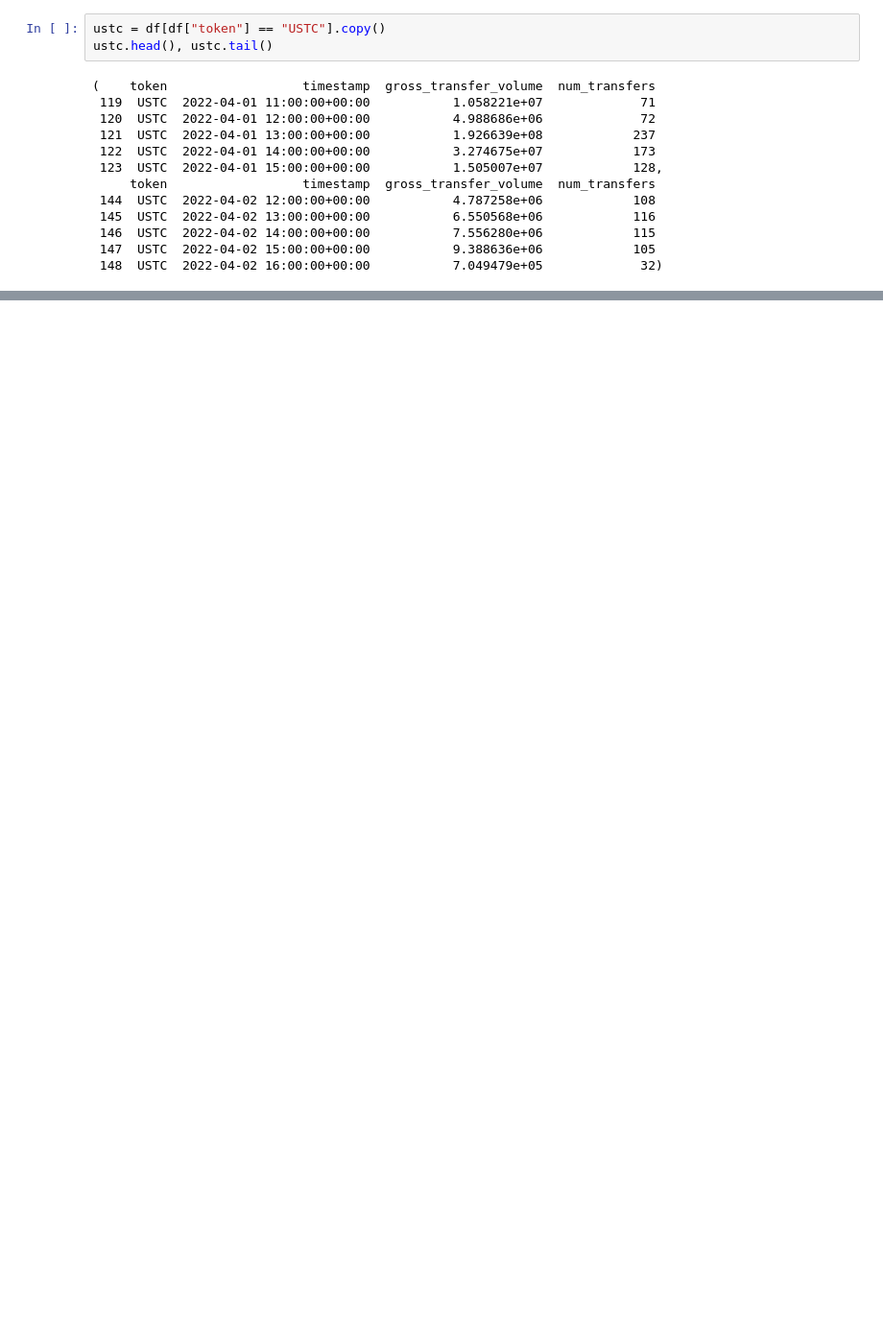
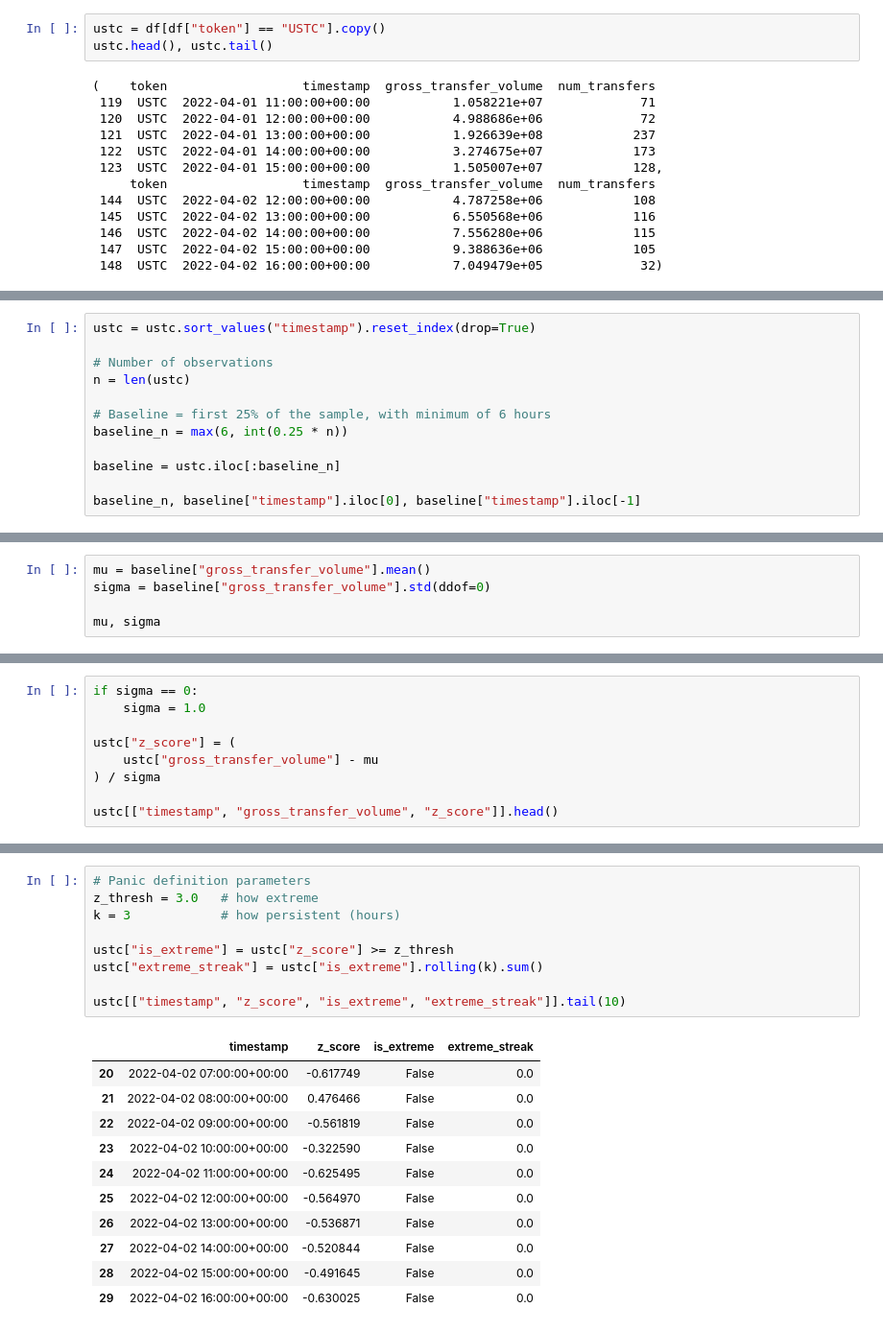
Before and after one commit to dextertan89/Dab-a-thon, a Jupyter notebook: notebooks/02_terra_run_onset.ipynb, the cells around one changed output, grey strips where cells are left out. Shown at 96% size. Drawn from its saved outputs; the diff is of its cells as text; blank space fills up the shorter version.

Commit message:
Updated baseline

```diff
--- a/notebooks/02_terra_run_onset.ipynb
+++ b/notebooks/02_terra_run_onset.ipynb
@@ -31,0 +42,12 @@ ustc.head(), ustc.tail()
+# %%
+ustc = ustc.sort_values("timestamp").reset_index(drop=True)
+
+# Number of observations
+n = len(ustc)
+
+# Baseline = first 25% of the sample, with minimum of 6 hours
+baseline_n = max(6, int(0.25 * n))
+
+baseline = ustc.iloc[:baseline_n]
+
+baseline_n, baseline["timestamp"].iloc[0], baseline["timestamp"].iloc[-1]
@@ -31,0 +56,5 @@ ustc.head(), ustc.tail()
+# %%
+mu = baseline["gross_transfer_volume"].mean()
+sigma = baseline["gross_transfer_volume"].std(ddof=0)
+
+mu, sigma
@@ -31,0 +63,9 @@ ustc.head(), ustc.tail()
+# %%
+if sigma == 0:
+    sigma = 1.0
+
+ustc["z_score"] = (
+    ustc["gross_transfer_volume"] - mu
+) / sigma
+
+ustc[["timestamp", "gross_transfer_volume", "z_score"]].head()
@@ -31,0 +79,21 @@ ustc.head(), ustc.tail()
+# %%
+# Panic definition parameters
+z_thresh = 3.0   # how extreme
+k = 3            # how persistent (hours)
+
+ustc["is_extreme"] = ustc["z_score"] >= z_thresh
+ustc["extreme_streak"] = ustc["is_extreme"].rolling(k).sum()
+
+ustc[["timestamp", "z_score", "is_extreme", "extreme_streak"]].tail(10)
+# %% [output]
+|  | timestamp | z_score | is_extreme | extreme_streak |
+| 20 | 2022-04-02 07:00:00+00:00 | -0.617749 | False | 0.0 |
+| 21 | 2022-04-02 08:00:00+00:00 | 0.476466 | False | 0.0 |
+| 22 | 2022-04-02 09:00:00+00:00 | -0.561819 | False | 0.0 |
+| 23 | 2022-04-02 10:00:00+00:00 | -0.322590 | False | 0.0 |
+| 24 | 2022-04-02 11:00:00+00:00 | -0.625495 | False | 0.0 |
+| 25 | 2022-04-02 12:00:00+00:00 | -0.564970 | False | 0.0 |
+| 26 | 2022-04-02 13:00:00+00:00 | -0.536871 | False | 0.0 |
+| 27 | 2022-04-02 14:00:00+00:00 | -0.520844 | False | 0.0 |
+| 28 | 2022-04-02 15:00:00+00:00 | -0.491645 | False | 0.0 |
+| 29 | 2022-04-02 16:00:00+00:00 | -0.630025 | False | 0.0 |
```
Also changed, not shown: parts of 11 cells of this notebook, 1 other file.
